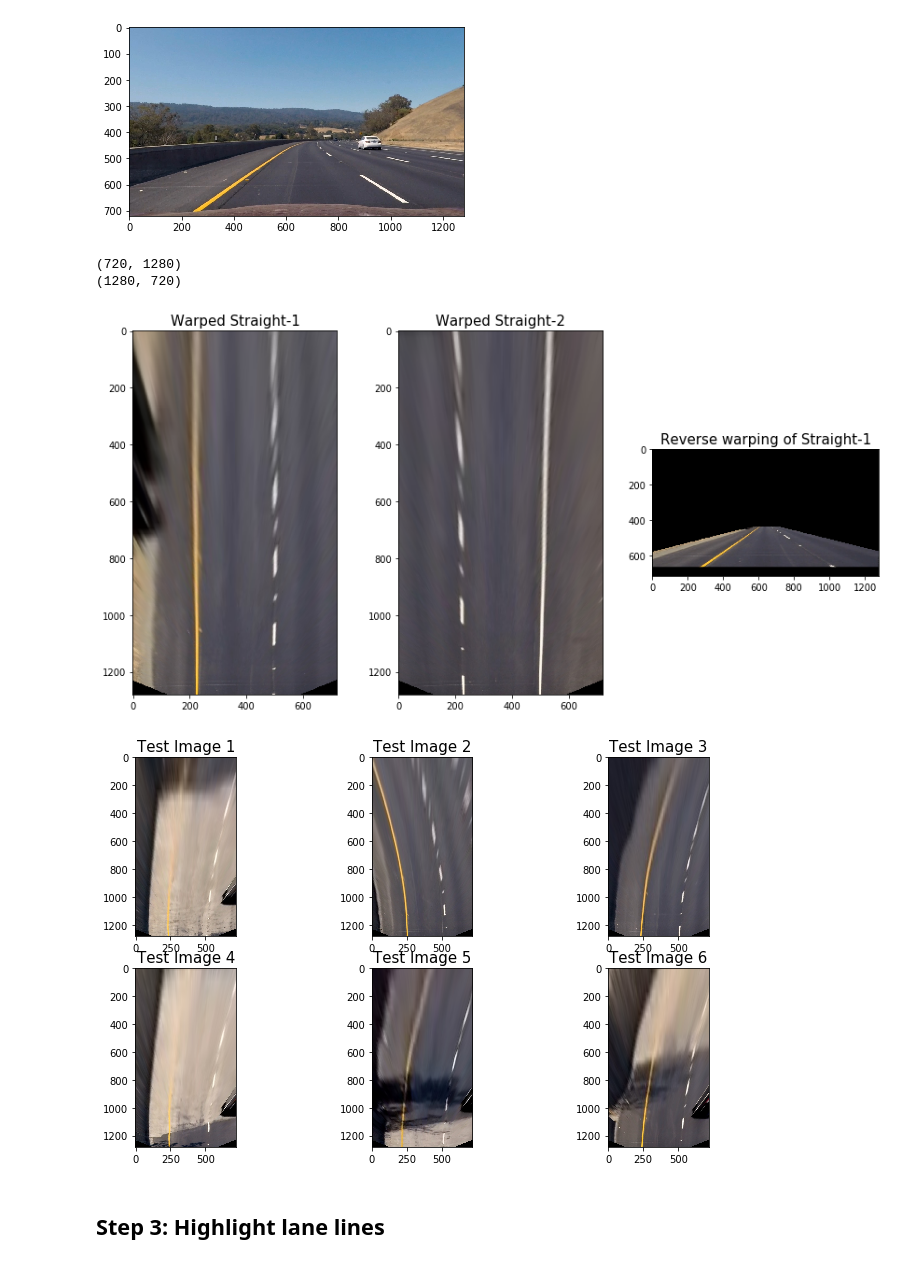
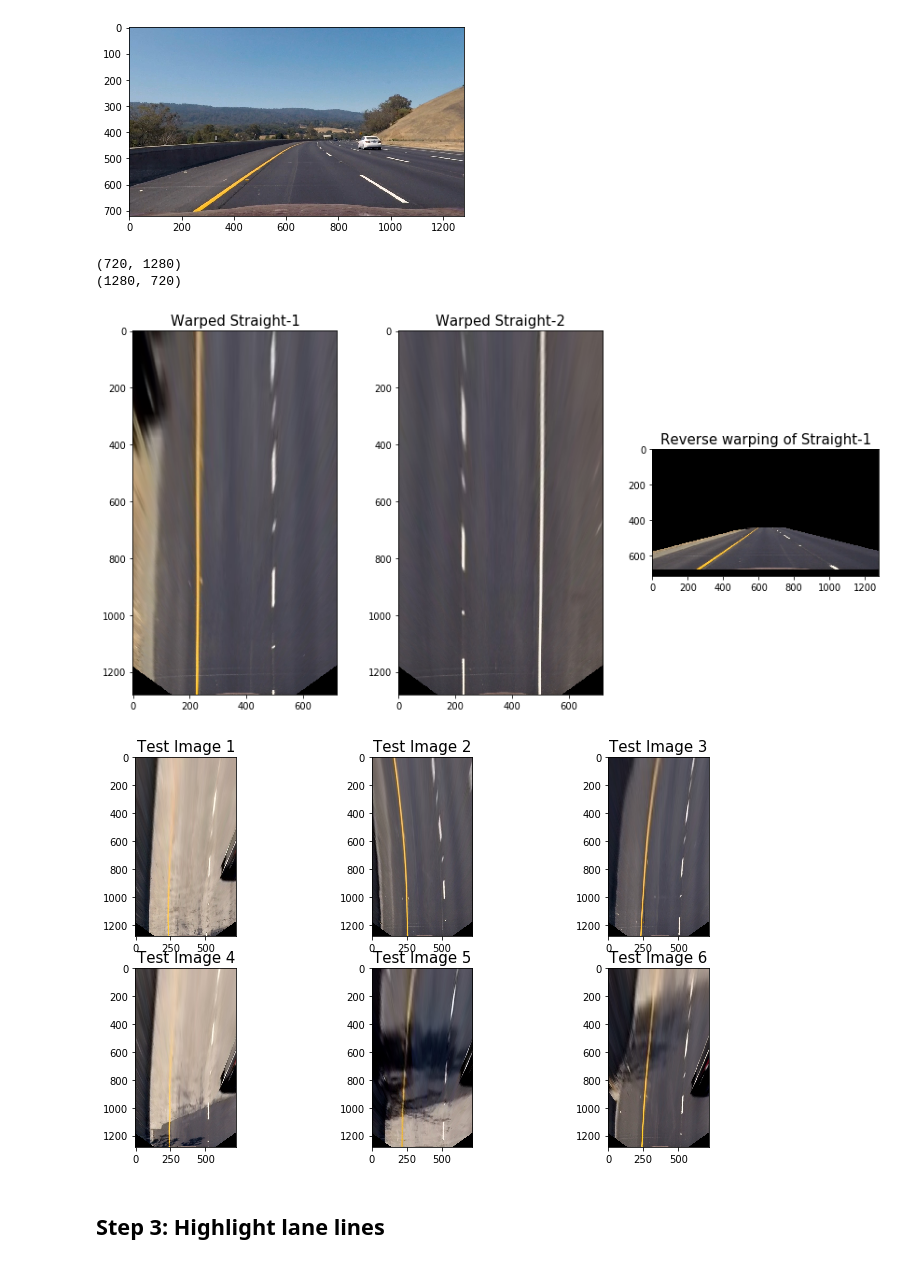
Before and after one commit to Jazzbert/CarND-Advanced-Lane-Lines, a Jupyter notebook: CarND-AdvancedLaneFinding.ipynb, the cells around one changed output. Saved outputs shown, nothing was run; the diff lists cells and outputs as text; code cells hidden in the pictures.

```diff
--- a/CarND-AdvancedLaneFinding.ipynb
+++ b/CarND-AdvancedLaneFinding.ipynb
@@ -226,8 +230,8 @@ mpimg.imsave(test_img_path + 'straight_lines1_undistorted.jpg', straight_img1)
 ### Creates: src - array with 4 x,y points representing rectangular area in straight-line image
 ###          dst - array with 4 x,y points representing desired positioning after distortion
 
-src = np.float32([[609, 442], [670, 442],
-                 [281, 668], [1022, 668]])
+src = np.float32([[588, 454], [691, 454],
+                 [258, 683], [1048, 683]])
 offset = 225
 img_size = [720, 1280]
 dst = np.float32([[offset, offset], [img_size[0]-offset, offset],
@@ -251,35 +255,35 @@ def warp(undist_img):
 def unwarp(img):
     '''
     Return an image with data to overlay on original undistorted image.  This is intended to
       be able to return graphed data (e.g., lane polygon) combining with original image.
     Args:
         img: image to be restored to original proportions
     Returns: an image restored to original (camera-calibrated) proportions
     '''
     return cv2.warpPerspective(img, Minv, img.shape[0:2])
 
 
 # Test: show warped image for both straight-line sets and reverse one of the warped images
 
 warped1 = warp(straight_img1)
 warped2 = warp(straight_img2)
 unwarped1 = unwarp(warped1)
 print(straight_img1.shape[0:2])
 print(warped1.shape[0:2])
 f, (ax1, ax2, ax3) = plt.subplots(1, 3, figsize=(12, 6))
 f.tight_layout()
 ax1.imshow(warped1)
 ax1.set_title('Warped Straight-1', fontsize=15)
 ax2.imshow(warped2)
 ax2.set_title('Warped Straight-2', fontsize=15)
 ax3.imshow(unwarped1)
 ax3.set_title('Reverse warping of Straight-1', fontsize=15)
 
-mpimg.imsave('mytmpimg.jpg', warped1)
+mpimg.imsave(test_img_path + 'mytmpimg.jpg', warped1)
 # %% [output]
 (720, 1280)
 (1280, 720)
-[figure, old version]
+[figure, new version]
 # %%
 ### Create new warped images and simply display each of the test images in undistorted, "top-down" view
 ### Requires: test_images - array of 6 test images
@@ -307,7 +311,7 @@ def show6images(images):
 
 show6images(warped_images)
 # %% [output]
-[figure, old version]
+[figure, new version]
 # %% [markdown]
 ## Step 3: Highlight lane lines
 # %%
```
Also changed, not shown: parts of 15 cells of this notebook, 32 other files.
